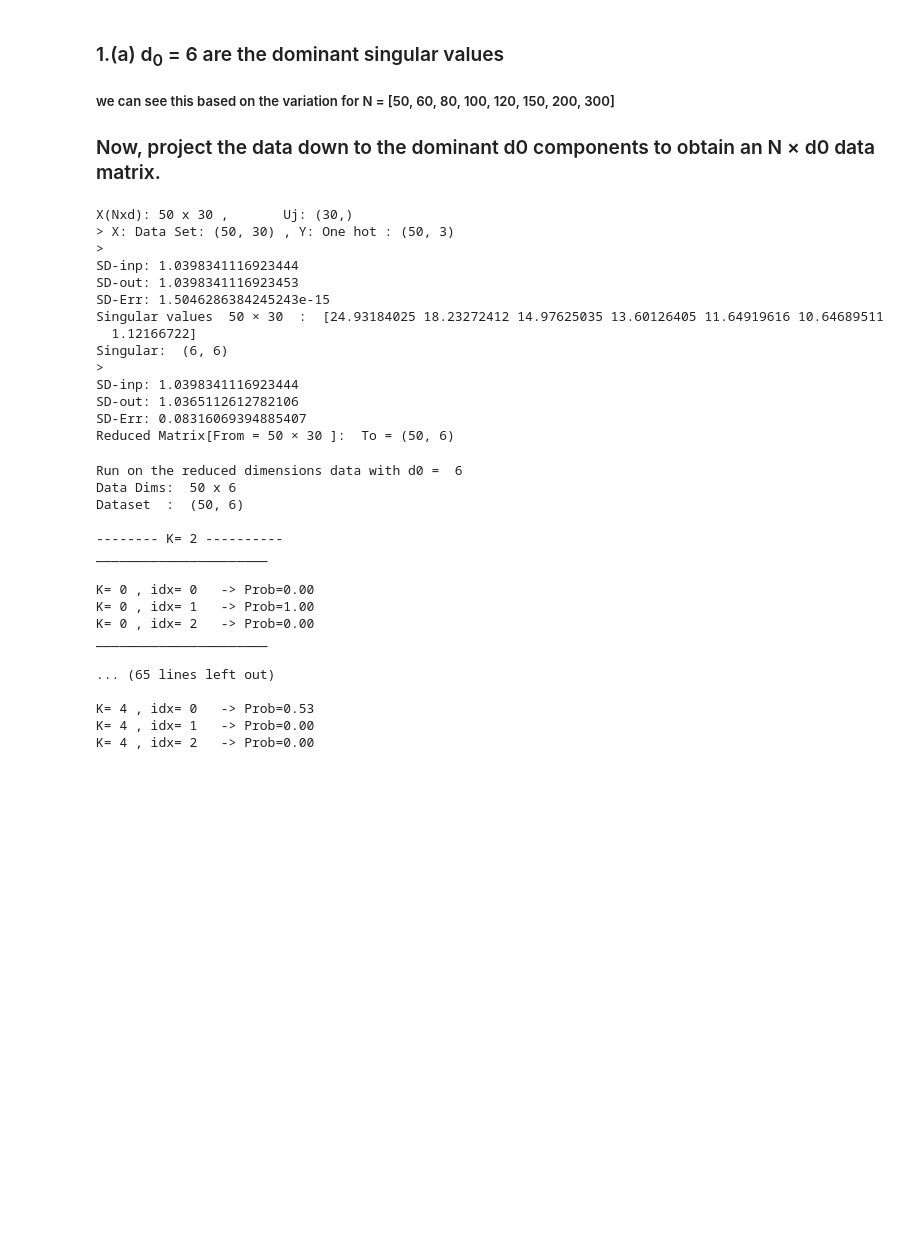
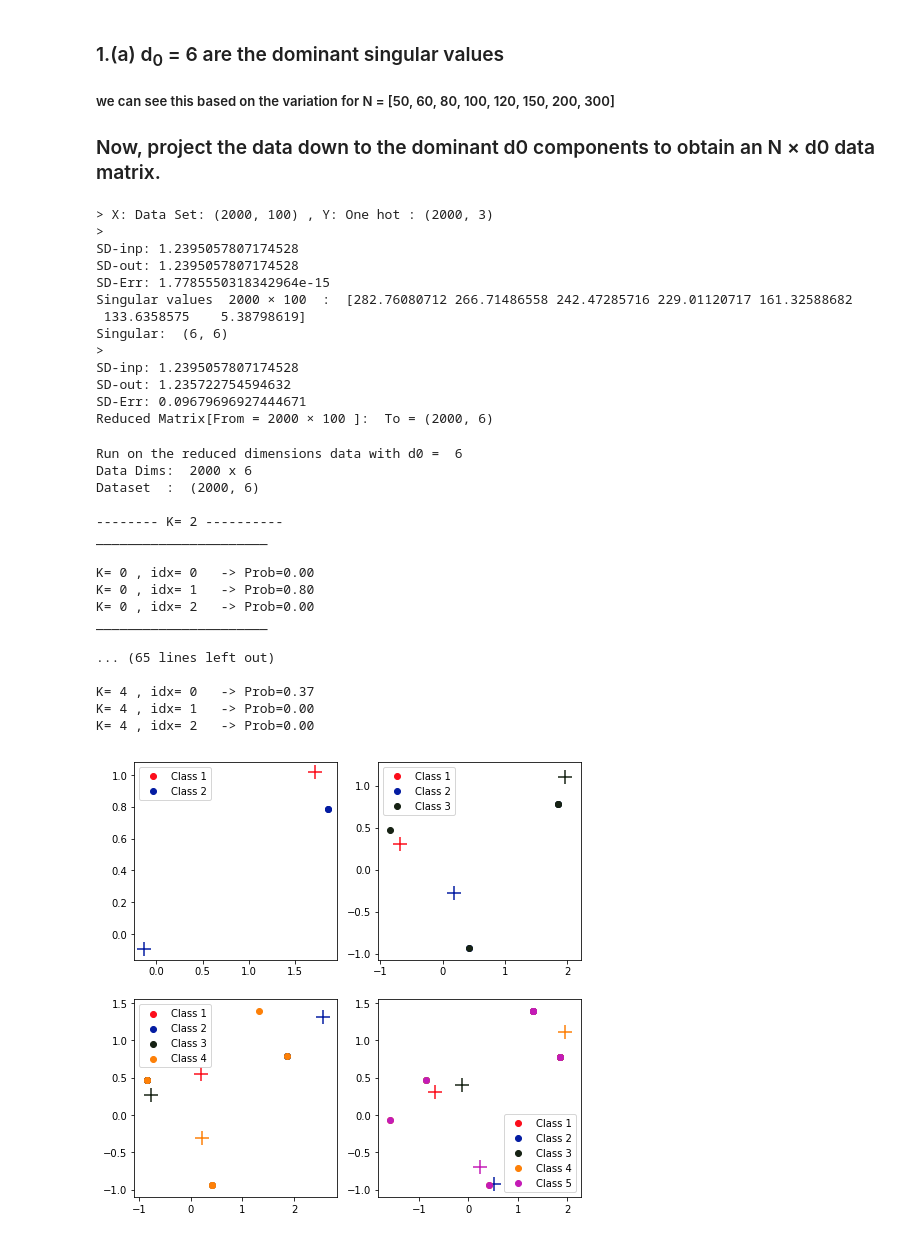
Before and after one commit to karmarv/mlearn, a Jupyter notebook: ml-h/h5-pca-cs.ipynb, the cells around one changed output. Cells and saved outputs as stored; diff of their text form; code cells hidden in the pictures; blank space fills up the shorter version.

```diff
--- a/ml-h/h5-pca-cs.ipynb
+++ b/ml-h/h5-pca-cs.ipynb
@@ -147,7 +150,7 @@ Singular values  300 × 30  :  [56.18015894 52.93657541 45.73327135 38.28794018
 
 ### Now, project the data down to the dominant d0 components to obtain an N × d0 data matrix.
 # %%
-N = 50
+
 X_data, Y_hot_labels = generateDataset(Uj, N, dims)
 print("> X: Data Set:",X_data.shape,", Y: One hot :",Y_hot_labels.shape)
 U, S, V = np.linalg.svd(X_data, full_matrices=False)
@@ -168,25 +171,25 @@ X_reduced_matrix = np.dot(X_data, evecs)
 print("Reduced Matrix[From =",N,"×",dims,"]:" ," To =",X_reduced_matrix.shape)
 #print(X_reduced_matrix)
 # %% [output]
-X(Nxd): 50 x 30 ,       Uj: (30,)
-> X: Data Set: (50, 30) , Y: One hot : (50, 3)
+> X: Data Set: (2000, 100) , Y: One hot : (2000, 3)
 >
-SD-inp: 1.0398341116923444
-SD-out: 1.0398341116923453
-SD-Err: 1.5046286384245243e-15
-Singular values  50 × 30  :  [24.93184025 18.23272412 14.97625035 13.60126405 11.64919616 10.64689511
-  1.12166722]
+SD-inp: 1.2395057807174528
+SD-out: 1.2395057807174528
+SD-Err: 1.7785550318342964e-15
+Singular values  2000 × 100  :  [282.76080712 266.71486558 242.47285716 229.01120717 161.32588682
+ 133.6358575    5.38798619]
 Singular:  (6, 6)
 >
-SD-inp: 1.0398341116923444
-SD-out: 1.0365112612782106
-SD-Err: 0.08316069394885407
-Reduced Matrix[From = 50 × 30 ]:  To = (50, 6)
+SD-inp: 1.2395057807174528
+SD-out: 1.235722754594632
+SD-Err: 0.09679696927444671
+Reduced Matrix[From = 2000 × 100 ]:  To = (2000, 6)
 # %%
 def runKmeansCluster(data, labels, d):
     class_means_dict=dict()
     preds_dict=dict()
-
+    fig = plt.figure(figsize=(8,8))
+    subplot_id = 221
     print("Data Dims: ",N,"x",d)
     print("Dataset  : ", data.shape)
     # Kmeans trial
@@ -221,41 +224,53 @@ def runKmeansCluster(data, labels, d):
             for k in range(K):
                 class_means[k] = np.mean(data[np.where(pred[:,k]==1)], axis=0)
             #print("Class MU : ",class_means)
+        ax = fig.add_subplot(subplot_id)
+        subplot_id = subplot_id +1
+
+
+        for k in range(K):
+            colors = ('#fc0d1b','#041ca2','#162214','#fd8008','#c41bb6')
+            ax.scatter(data[np.where(pred[:k] == 1),0], data[np.where(pred[:k] == 1),1], color = colors[k], label = ('Class %d' % (k+1)))
+            ax.scatter(class_means[k,0], class_means[k,1], s=200, marker='+', color = colors[k])
+        ax.legend()
+        #plt.savefig('dim_%d_q1_%d_means.png' % (d,K), dpi=600)
+        #plt.show
 
         # save means
         class_means_dict[K] = class_means
         preds_dict[K] = pred
         probabilities = np.ndarray((3,K))
 
         for predicted in range(K):
             print('______________________ \n')
             for true_label in range(3):
                 interssect = np.intersect1d(np.where(labels[:, true_label] == 1), np.where(pred[:, predicted] == 1))
                 tots = np.where(labels[:, true_label] == 1)[0]
                 #print('K=',predicted,", idx=",true_label,"\nP -> ",interssect,"\nT ->", tots)
                 probabilities[true_label, predicted] = len(interssect) / len(tots)
                 print('K=',predicted,", idx=",true_label,'  -> Prob=%.2f' % probabilities[true_label, predicted])
-
+    fig.show
 print("Run on the reduced dimensions data with d0 = ", d0)
 runKmeansCluster(X_reduced_matrix, Y_hot_labels, d0)
 # %% [output]
 Run on the reduced dimensions data with d0 =  6
-Data Dims:  50 x 6
-Dataset  :  (50, 6)
+Data Dims:  2000 x 6
+Dataset  :  (2000, 6)
 
 -------- K= 2 ----------
 ______________________
 
 K= 0 , idx= 0   -> Prob=0.00
-K= 0 , idx= 1   -> Prob=1.00
+K= 0 , idx= 1   -> Prob=0.80
 K= 0 , idx= 2   -> Prob=0.00
 ______________________
 
 ... (65 lines left out)
 
-K= 4 , idx= 0   -> Prob=0.53
+K= 4 , idx= 0   -> Prob=0.37
 K= 4 , idx= 1   -> Prob=0.00
 K= 4 , idx= 2   -> Prob=0.00
+[figure, added]
 # %% [markdown]
 ## Part II : Random Projections and Compressed Sensing
 
```
Also changed, not shown: parts of 19 cells of this notebook, 15 other files.
